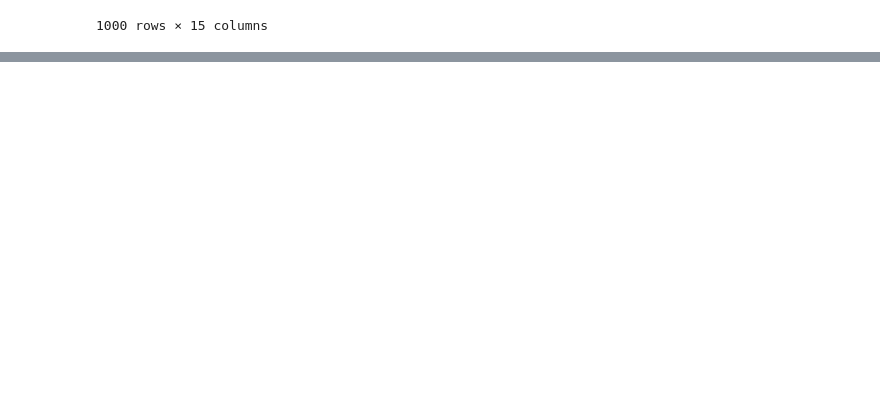
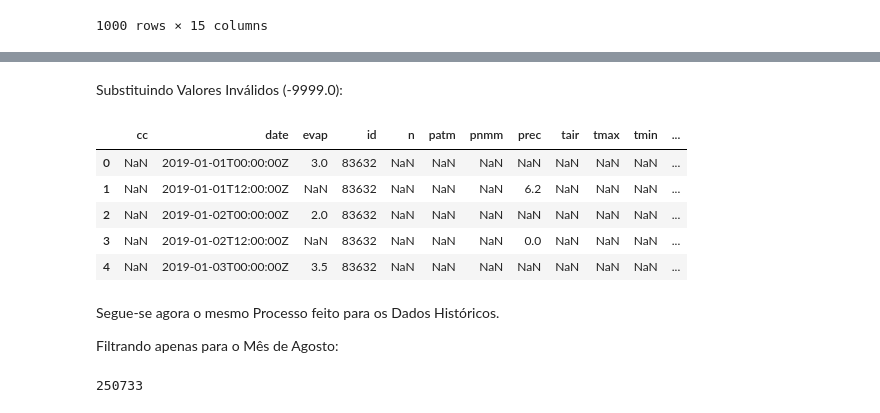
Before and after one commit to andrefellipe/ccd, a Jupyter notebook: baseline.ipynb, the cells around one changed output, grey strips where cells are left out. Cells and saved outputs as stored; diff of their text form; code cells hidden in the pictures; blank space fills up the shorter version.

```diff
--- a/baseline.ipynb
+++ b/baseline.ipynb
@@ -184,0 +202,22 @@ df.size
+# %% [markdown]
+Substituindo Valores Inválidos (-9999.0):
+# %%
+df_2019 = df_2019.replace(-9999.0,np.nan)
+df_2019.head()
+# %% [output]
+|  | cc | date | evap | id | n | patm | pnmm | prec | tair | tmax | tmin | ... |
+| 0 | NaN | 2019-01-01T00:00:00Z | 3.0 | 83632 | NaN | NaN | NaN | NaN | NaN | NaN | NaN | ... |
+| 1 | NaN | 2019-01-01T12:00:00Z | NaN | 83632 | NaN | NaN | NaN | 6.2 | NaN | NaN | NaN | ... |
+| 2 | NaN | 2019-01-02T00:00:00Z | 2.0 | 83632 | NaN | NaN | NaN | NaN | NaN | NaN | NaN | ... |
+| 3 | NaN | 2019-01-02T12:00:00Z | NaN | 83632 | NaN | NaN | NaN | 0.0 | NaN | NaN | NaN | ... |
+| 4 | NaN | 2019-01-03T00:00:00Z | 3.5 | 83632 | NaN | NaN | NaN | NaN | NaN | NaN | NaN | ... |
+# %% [markdown]
+Segue-se agora o mesmo Processo feito para os Dados Históricos.
+
+Filtrando apenas para o Mês de Agosto:
+# %%
+mask = (df_2019['date'].str.split('-',n=2,expand = True)[1]=='08')
+df_2019 = df_2019.loc[mask]
+df_2019.size
+# %% [output]
+250733
```
Also changed, not shown: parts of 14 cells of this notebook.
